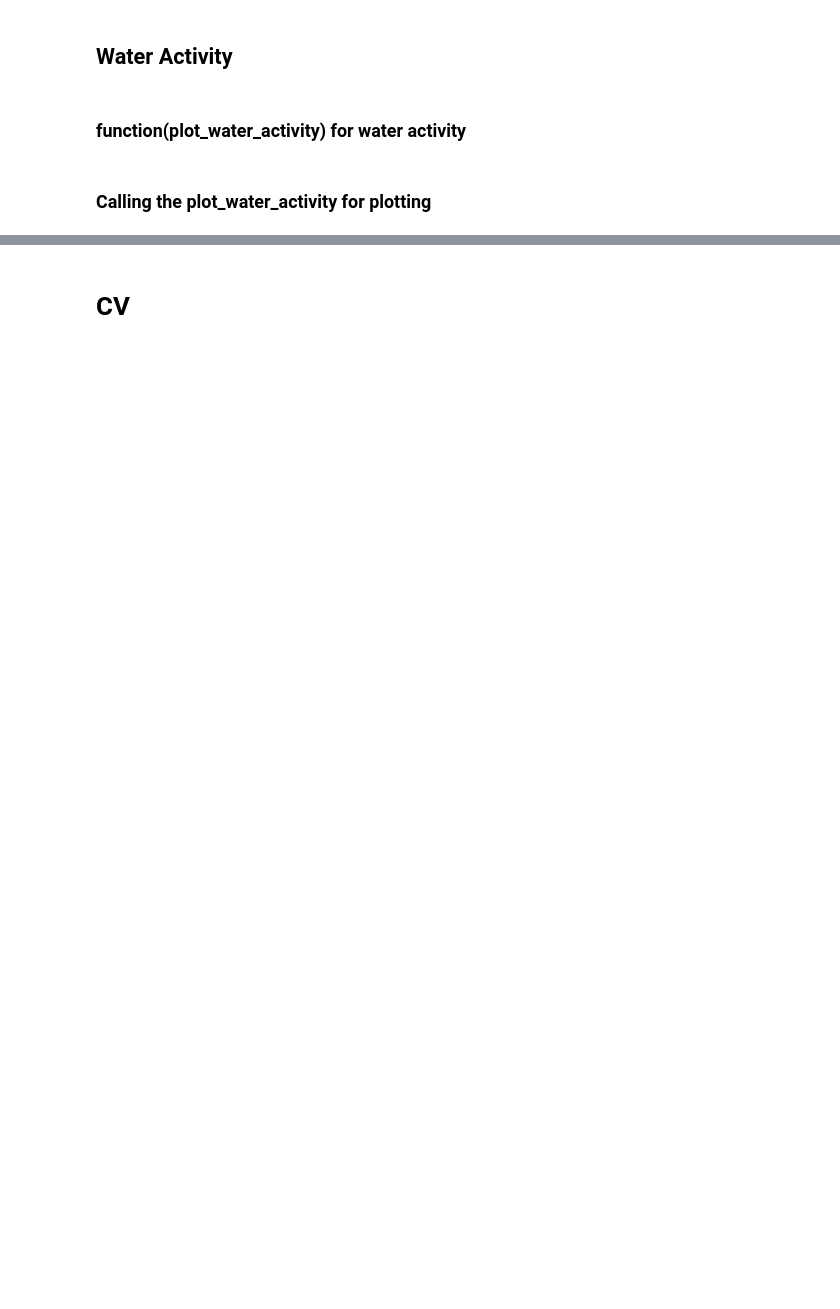
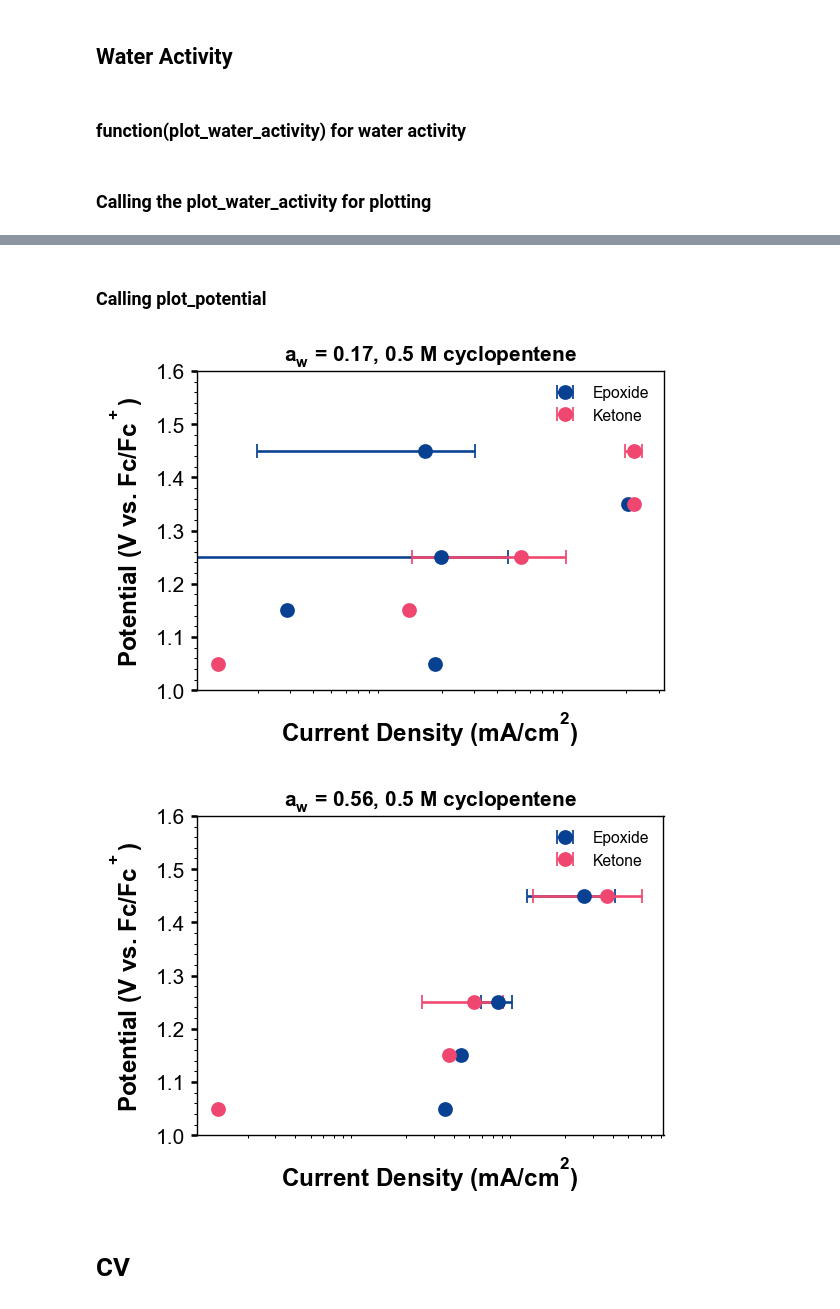
Before and after one commit to CJiang74/MnO_kinetics, a Jupyter notebook: MnO_kinetics.ipynb, the cells around one changed output, grey strips where cells are left out. Drawn from its saved outputs; the diff is of its cells as text; code cells hidden in the pictures; blank space fills up the shorter version.

```diff
--- a/MnO_kinetics.ipynb
+++ b/MnO_kinetics.ipynb
@@ -283,3 +353,11 @@ plot_water_activity(df_init, 1.45, 0.5)
+# %% [markdown]
+### Calling plot_potential
+# %%
+plot_potential(df_init, 0.17, 0.5)
+plot_potential(df_init, 0.56, 0.5)
+# %% [output]
+[figure, added]
+[figure, added]
 # %% [markdown]
 # CV
 # %%
```
Also changed, not shown: parts of 10 cells of this notebook.
